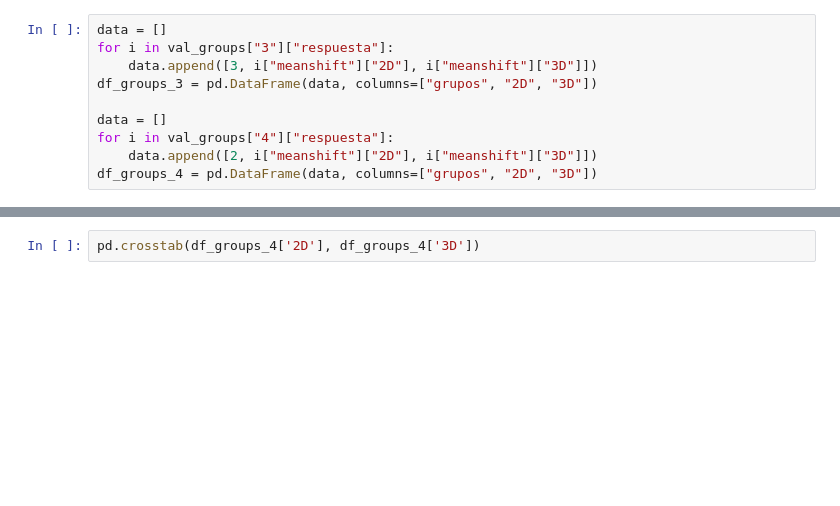
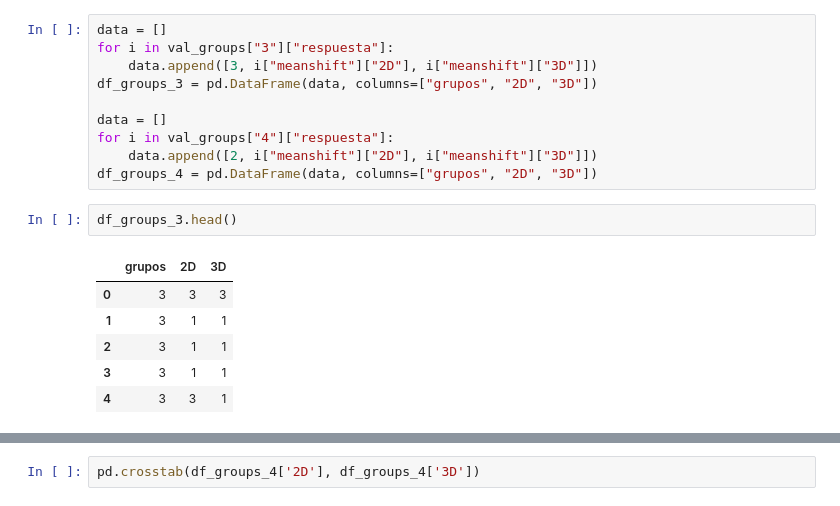
Before and after one commit to stevenaraujo98/integracion_pcl, a Jupyter notebook: get_res.ipynb, the cells around one changed output, grey strips where cells are left out. Drawn from its saved outputs; the diff is of its cells as text; blank space fills up the shorter version.

```diff
--- a/get_res.ipynb
+++ b/get_res.ipynb
@@ -1075,3 +1085,12 @@ data = []
 for i in val_groups["4"]["respuesta"]:
     data.append([2, i["meanshift"]["2D"], i["meanshift"]["3D"]])
 df_groups_4 = pd.DataFrame(data, columns=["grupos", "2D", "3D"])
+# %%
+df_groups_3.head()
+# %% [output]
+|  | grupos | 2D | 3D |
+| 0 | 3 | 3 | 3 |
+| 1 | 3 | 1 | 1 |
+| 2 | 3 | 1 | 1 |
+| 3 | 3 | 1 | 1 |
+| 4 | 3 | 3 | 1 |
```
Also changed, not shown: parts of 13 cells of this notebook.
